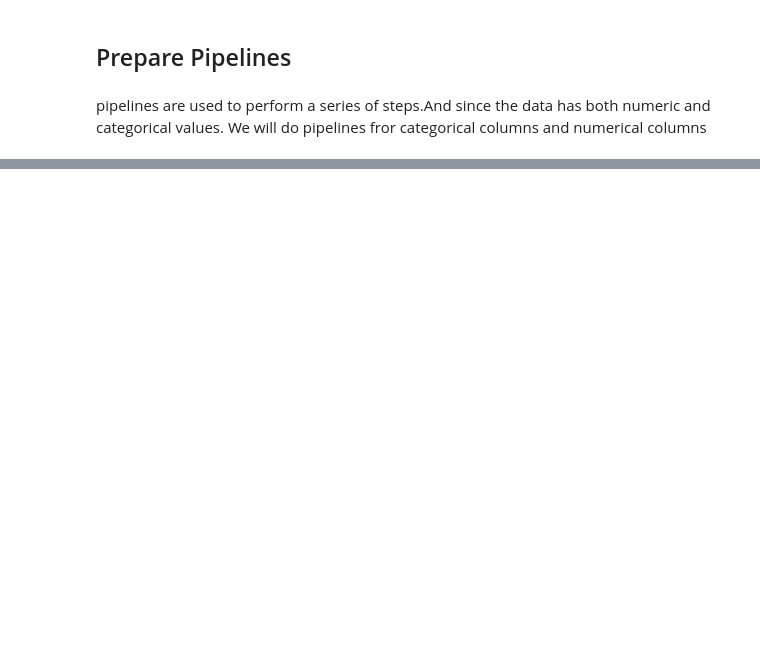
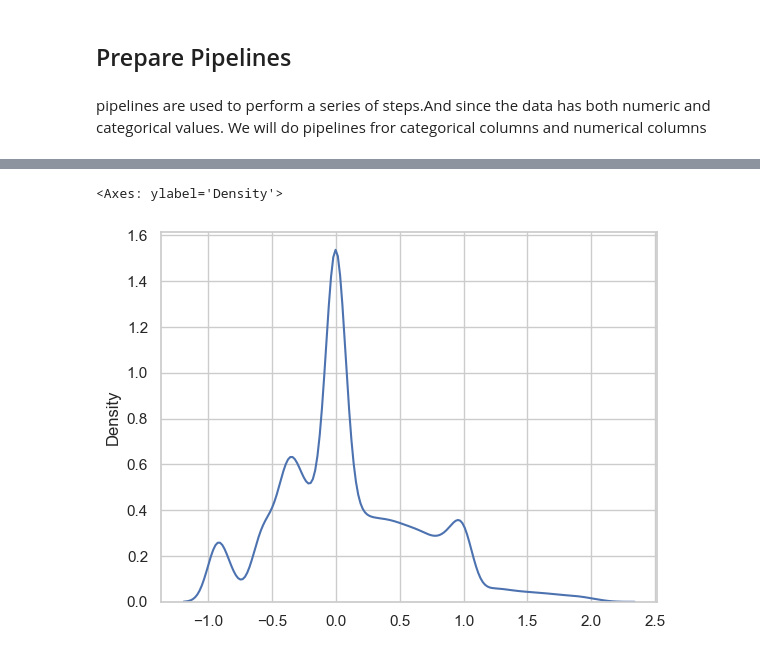
Before and after one commit to Vaniskemunto/Customer_churn-analysis, a Jupyter notebook: customer_churn.ipynb, the cells around one changed output, grey strips where cells are left out. Saved outputs shown, nothing was run; the diff lists cells and outputs as text; code cells hidden in the pictures; blank space fills up the shorter version.

```diff
--- a/customer_churn.ipynb
+++ b/customer_churn.ipynb
@@ -702,0 +769,6 @@ Index(['SeniorCitizen', 'tenure', 'MonthlyCharges', 'TotalCharges'], dtype='obje
+# %%
+robust_scaler = RobustScaler()
+
+r_scaled =robust_scaler.fit_transform(X.select_dtypes('number'))
+r_scaled_df=pd.DataFrame(r_scaled,columns=X.select_dtypes('number').columns)
+r_scaled_df.describe().T
@@ -702,0 +781,5 @@ Index(['SeniorCitizen', 'tenure', 'MonthlyCharges', 'TotalCharges'], dtype='obje
+# %%
+sns.kdeplot(r_scaled_df.values.ravel())
+# %% [output]
+<Axes: ylabel='Density'>
+[figure, added]
```
Also changed, not shown: parts of 38 cells of this notebook.
